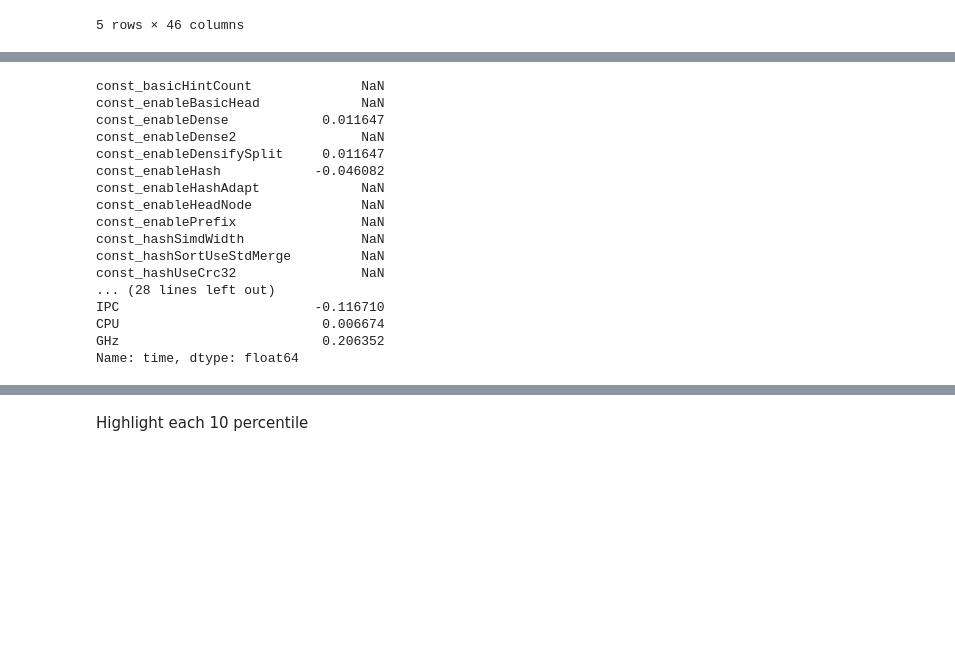
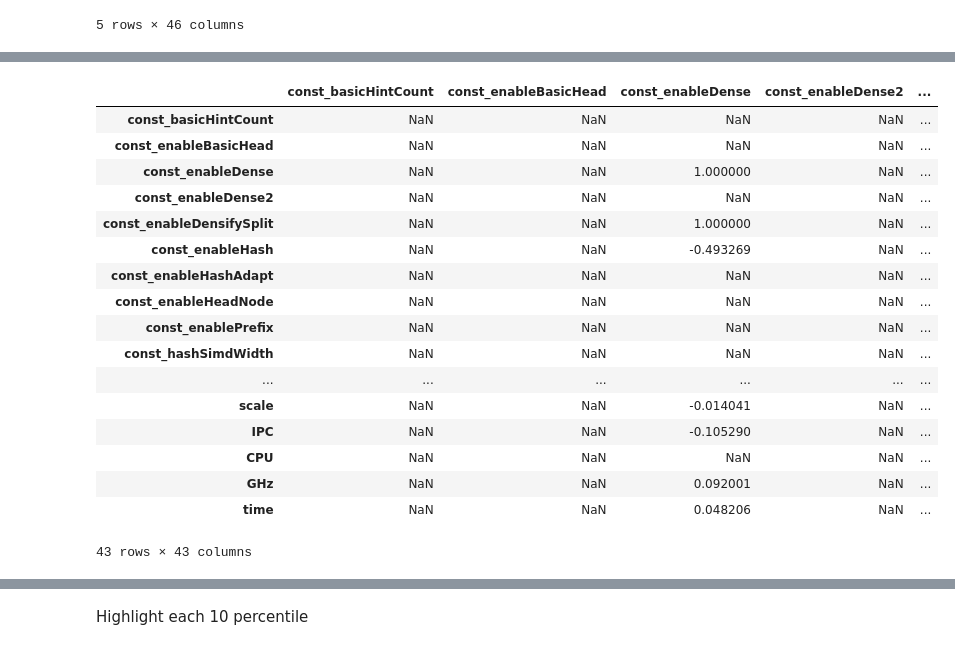
Before and after one commit to rolandhaidari/thesis, a Jupyter notebook: code/02_analyse/correlation.ipynb, the cells around one changed output, grey strips where cells are left out. Drawn from its saved outputs; the diff is of its cells as text; code cells hidden in the pictures; blank space fills up the shorter version.

```diff
--- a/code/02_analyse/correlation.ipynb
+++ b/code/02_analyse/correlation.ipynb
@@ -17,28 +40,30 @@ df.head()
 # %%
 # Convert 'time' and other fields to numerical if they are not
 #df['time'] = pd.to_numeric(df['time'], errors='coerce')
-
+import seaborn as sns
+import matplotlib.pyplot as plt
 # Compute correlation matrix
 correlation_matrix = df.corr(numeric_only=True)
 
 # Get correlation of 'time' with other fields
 time_correlation = correlation_matrix['time']
-time_correlation
+correlation_matrix
 # %% [output]
+|  | const_basicHintCount | const_enableBasicHead | const_enableDense | const_enableDense2 | ... |
+| const_basicHintCount | NaN | NaN | NaN | NaN | ... |
+| const_enableBasicHead | NaN | NaN | NaN | NaN | ... |
+| const_enableDense | NaN | NaN | 1.000000 | NaN | ... |
+| const_enableDense2 | NaN | NaN | NaN | NaN | ... |
+| const_enableDensifySplit | NaN | NaN | 1.000000 | NaN | ... |
+| const_enableHash | NaN | NaN | -0.493269 | NaN | ... |
+| const_enableHashAdapt | NaN | NaN | NaN | NaN | ... |
+| const_enableHeadNode | NaN | NaN | NaN | NaN | ... |
+| const_enablePrefix | NaN | NaN | NaN | NaN | ... |
+| const_hashSimdWidth | NaN | NaN | NaN | NaN | ... |
+| ... | ... | ... | ... | ... | ... |
+| scale | NaN | NaN | -0.014041 | NaN | ... |
+| IPC | NaN | NaN | -0.105290 | NaN | ... |
+| CPU | NaN | NaN | NaN | NaN | ... |
+| GHz | NaN | NaN | 0.092001 | NaN | ... |
+| time | NaN | NaN | 0.048206 | NaN | ... |
-const_basicHintCount              NaN
-const_enableBasicHead             NaN
-const_enableDense            0.011647
-const_enableDense2                NaN
-const_enableDensifySplit     0.011647
-const_enableHash            -0.046082
-const_enableHashAdapt             NaN
-const_enableHeadNode              NaN
-const_enablePrefix                NaN
-const_hashSimdWidth               NaN
-const_hashSortUseStdMerge         NaN
-const_hashUseCrc32                NaN
-... (28 lines left out)
-IPC                         -0.116710
-CPU                          0.006674
-GHz                          0.206352
-Name: time, dtype: float64
+43 rows × 43 columns
```
Also changed, not shown: parts of 7 cells of this notebook, 11 other files.
